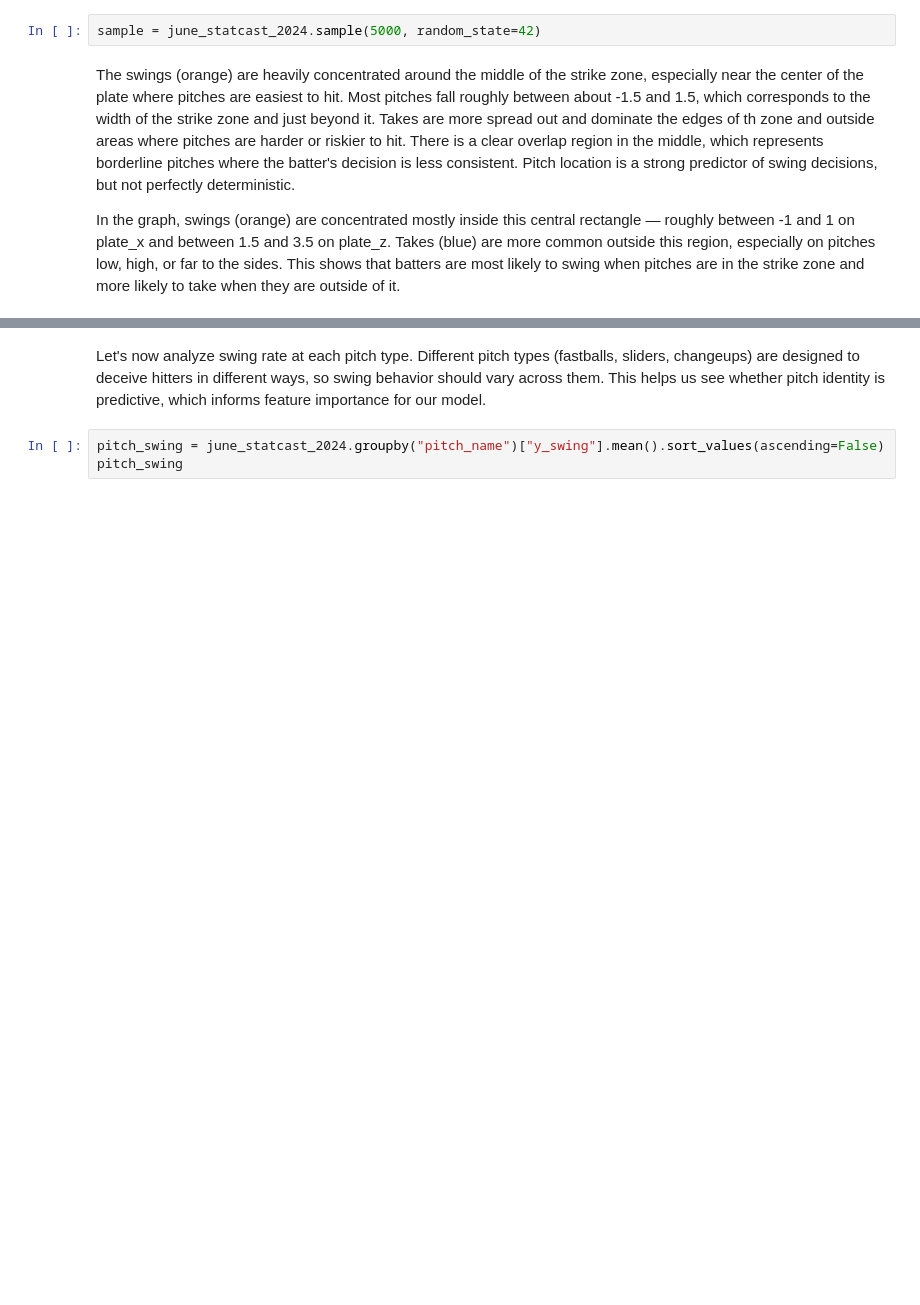
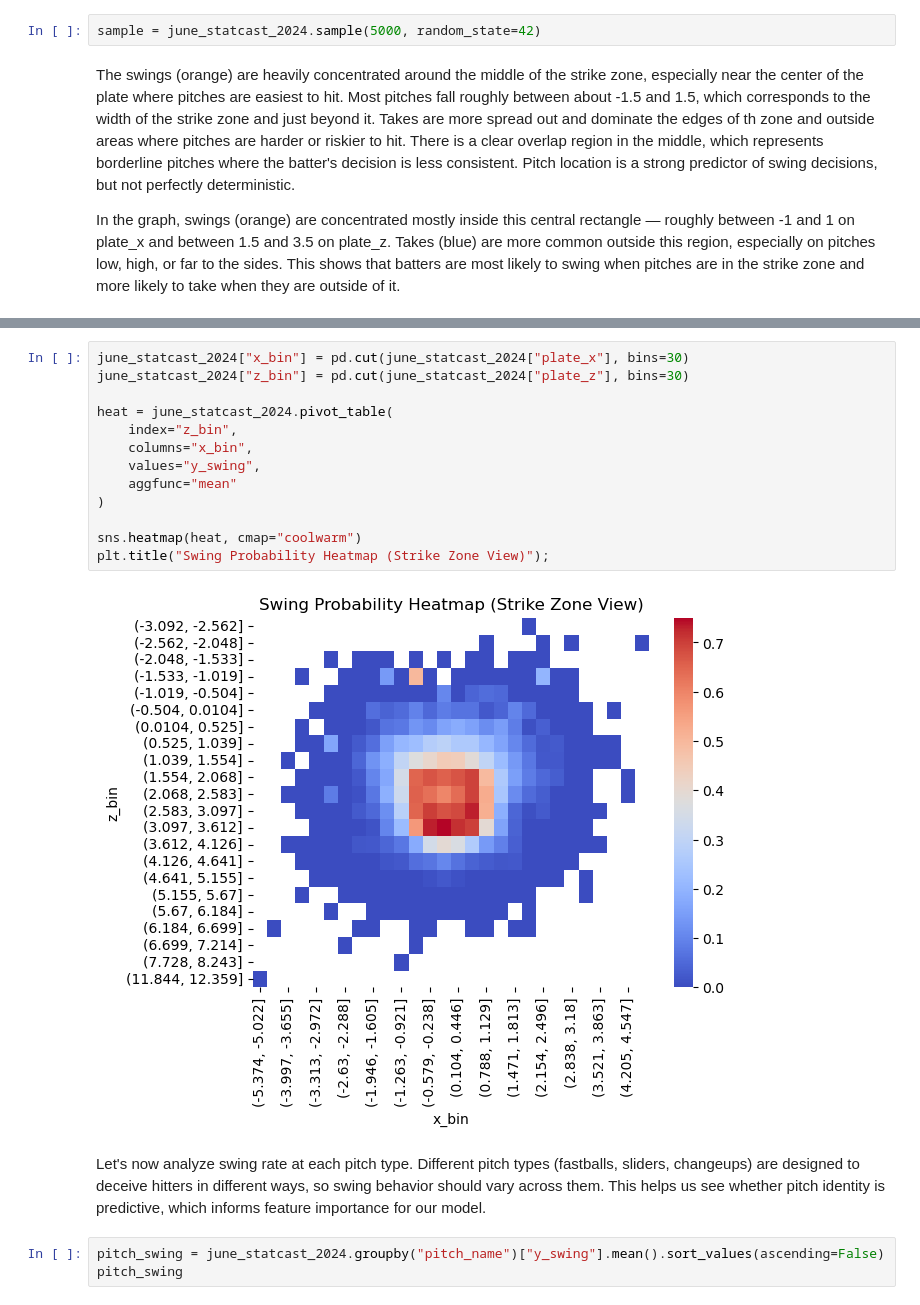
Before and after one commit to kyleduongg/statcastdata, a Jupyter notebook: statcast_eda.ipynb, the cells around one changed output, grey strips where cells are left out. Saved outputs shown, nothing was run; the diff lists cells and outputs as text; blank space fills up the shorter version.

```diff
--- a/statcast_eda.ipynb
+++ b/statcast_eda.ipynb
@@ -132,3 +163,18 @@ plt.legend(title="Decision");
+# %%
+june_statcast_2024["x_bin"] = pd.cut(june_statcast_2024["plate_x"], bins=30)
+june_statcast_2024["z_bin"] = pd.cut(june_statcast_2024["plate_z"], bins=30)
+
+heat = june_statcast_2024.pivot_table(
+    index="z_bin",
+    columns="x_bin",
+    values="y_swing",
+    aggfunc="mean"
+)
+
+sns.heatmap(heat, cmap="coolwarm")
+plt.title("Swing Probability Heatmap (Strike Zone View)");
+# %% [output]
+[figure, added]
 # %% [markdown]
 Let's now analyze swing rate at each pitch type. Different pitch types (fastballs, sliders, changeups) are designed to deceive hitters in different ways, so swing behavior should vary across them. This helps us see whether pitch identity is predictive, which informs feature importance for our model.
 # %%
```
Also changed, not shown: parts of 20 cells of this notebook.
